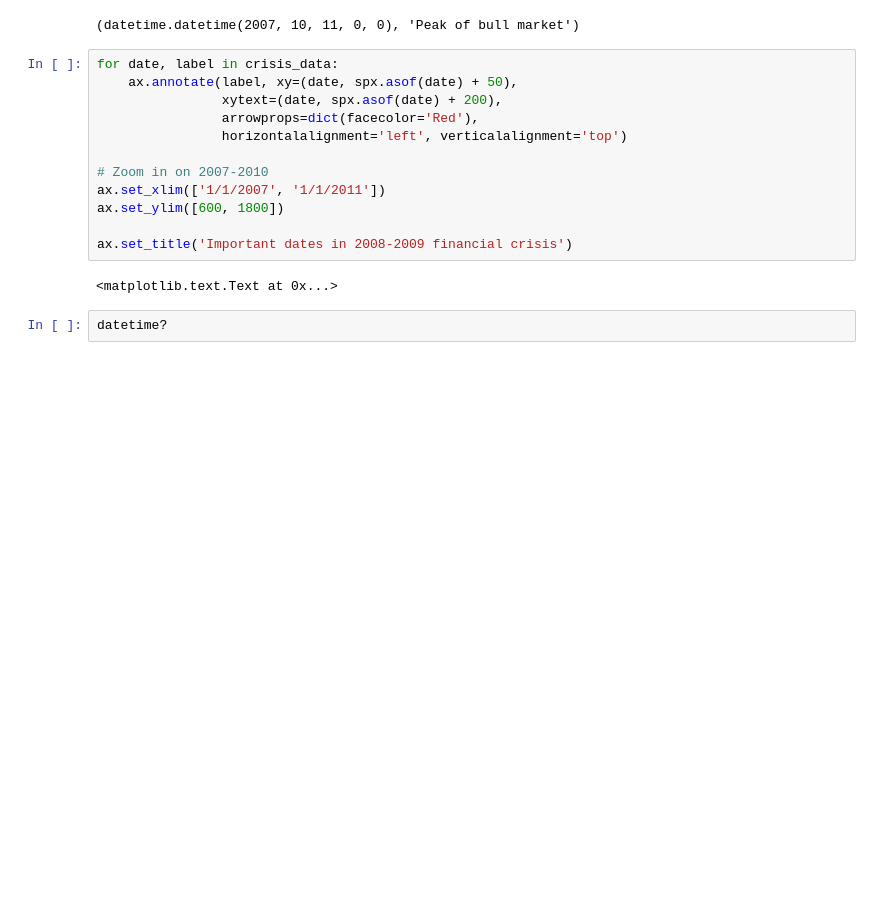
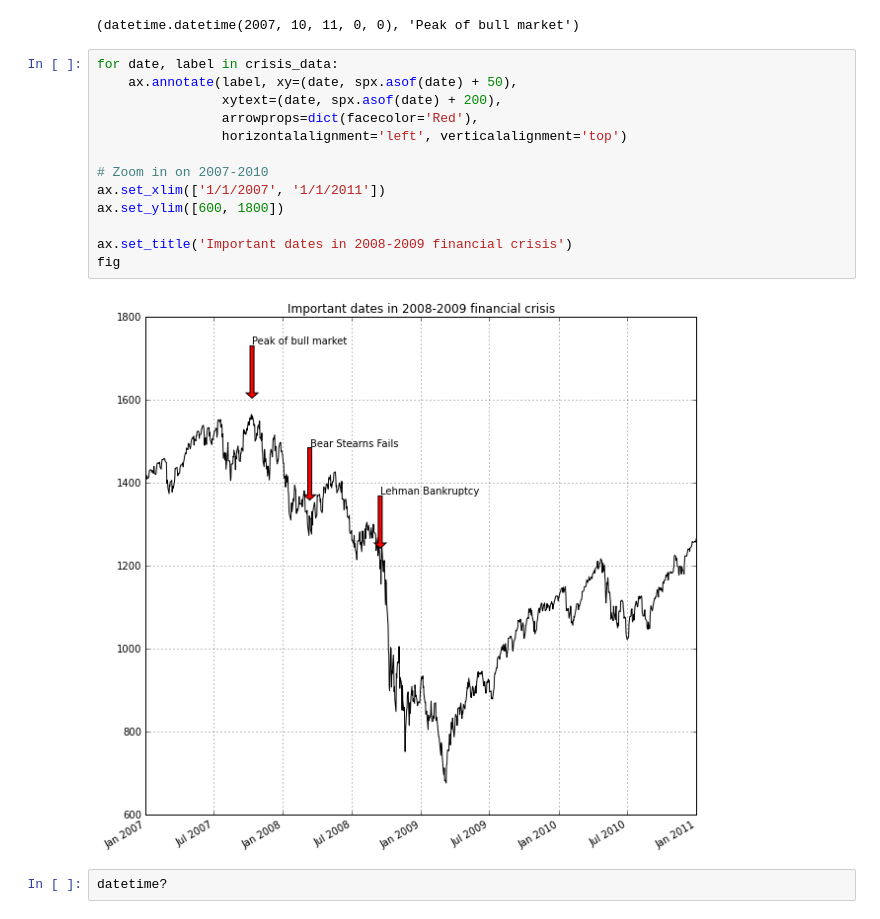
Before and after one commit to goslim12/python_for_Data_Analysis, a Jupyter notebook: Chapter_8.ipynb, the cells around one changed output. Saved outputs shown, nothing was run; the diff lists cells and outputs as text; blank space fills up the shorter version.

```diff
--- a/Chapter_8.ipynb
+++ b/Chapter_8.ipynb
@@ -283,17 +290,18 @@ print crisis_data[0]
 # %%
 for date, label in crisis_data:
     ax.annotate(label, xy=(date, spx.asof(date) + 50),
                 xytext=(date, spx.asof(date) + 200),
                 arrowprops=dict(facecolor='Red'),
                 horizontalalignment='left', verticalalignment='top')
 
 # Zoom in on 2007-2010
 ax.set_xlim(['1/1/2007', '1/1/2011'])
 ax.set_ylim([600, 1800])
 
 ax.set_title('Important dates in 2008-2009 financial crisis')
+fig
 # %% [output]
-<matplotlib.text.Text at 0x...>
+[figure, added]
 # %%
 datetime?
 # %%
```
Also changed, not shown: parts of 1 cell of this notebook.
